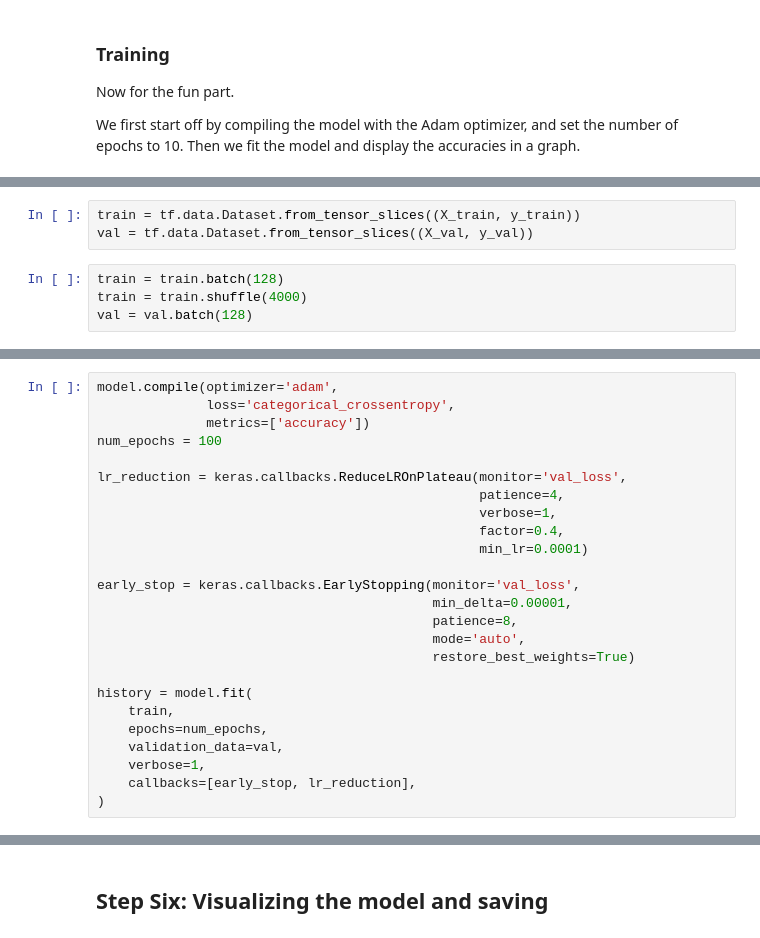
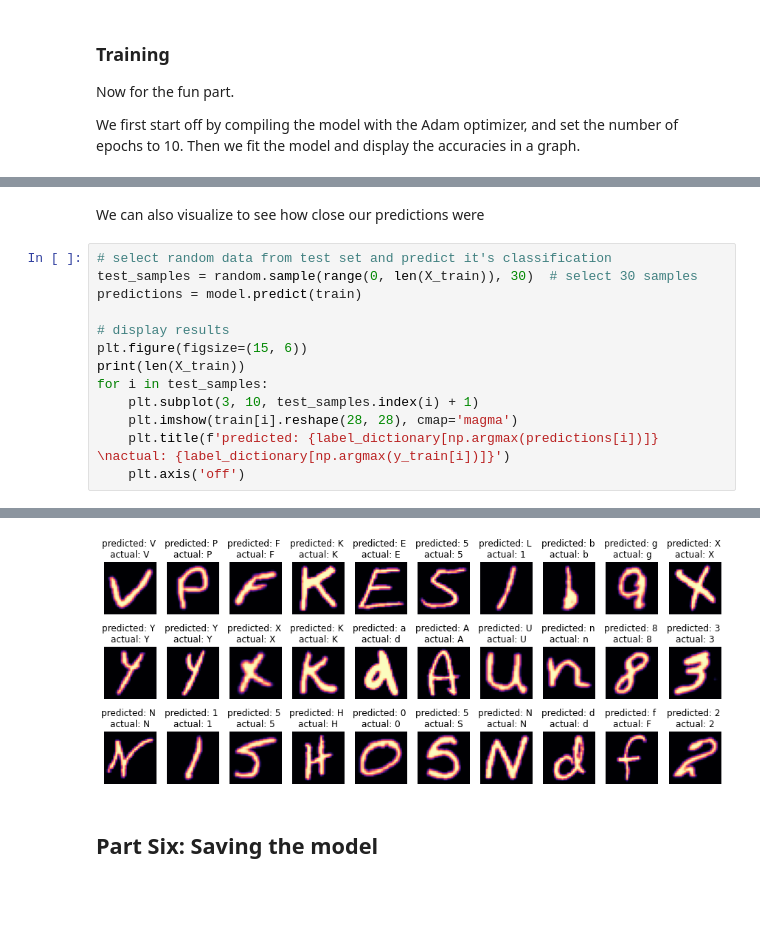
Before and after one commit to Renaud2002/PenmanshipPro-TLE, a Jupyter notebook: model.ipynb, the cells around one changed output, grey strips where cells are left out. Saved outputs shown, nothing was run; the diff lists cells and outputs as text; blank space fills up the shorter version.

```diff
--- a/model.ipynb
+++ b/model.ipynb
@@ -376,7 +355,0 @@ Next we convert this to a dataset
-# %%
-train = tf.data.Dataset.from_tensor_slices((X_train, y_train))
-val = tf.data.Dataset.from_tensor_slices((X_val, y_val))
-# %%
-train = train.batch(128)
-train = train.shuffle(4000)
-val = val.batch(128)
@@ -428,25 +355,0 @@ We start training the model with the same parameters as before except with some
-# %%
-model.compile(optimizer='adam',
-              loss='categorical_crossentropy',
-              metrics=['accuracy'])
-num_epochs = 100
-
-lr_reduction = keras.callbacks.ReduceLROnPlateau(monitor='val_loss',
-                                                 patience=4,
-                                                 verbose=1,
-                                                 factor=0.4,
-                                                 min_lr=0.0001)
-
-early_stop = keras.callbacks.EarlyStopping(monitor='val_loss',
-                                           min_delta=0.00001,
-                                           patience=8,
-                                           mode='auto',
-                                           restore_best_weights=True)
-
-history = model.fit(
-    train,
-    epochs=num_epochs,
-    validation_data=val,
-    verbose=1,
-    callbacks=[early_stop, lr_reduction],
-)
@@ -470,0 +407,16 @@ Epoch 26: ReduceLROnPlateau reducing learning rate to 0.0001.
+# %% [markdown]
+We can also visualize to see how close our predictions were
+# %%
+# select random data from test set and predict it's classification
+test_samples = random.sample(range(0, len(X_train)), 30)  # select 30 samples
+predictions = model.predict(train)
+
+# display results
+plt.figure(figsize=(15, 6))
+print(len(X_train))
+for i in test_samples:
+    plt.subplot(3, 10, test_samples.index(i) + 1)
+    plt.imshow(train[i].reshape(28, 28), cmap='magma')
+    plt.title(f'predicted: {label_dictionary[np.argmax(predictions[i])]} \nactual: {label_dictionary[np.argmax(y_train[i])]}')
+    plt.axis('off')
+# %% [output]
@@ -471,2 +425,3 @@ Epoch 26: ReduceLROnPlateau reducing learning rate to 0.0001.
+[figure, added]
 # %% [markdown]
-## Step Six: Visualizing the model and saving
+## Part Six: Saving the model
```
Also changed, not shown: parts of 28 cells of this notebook, 1 other file.
